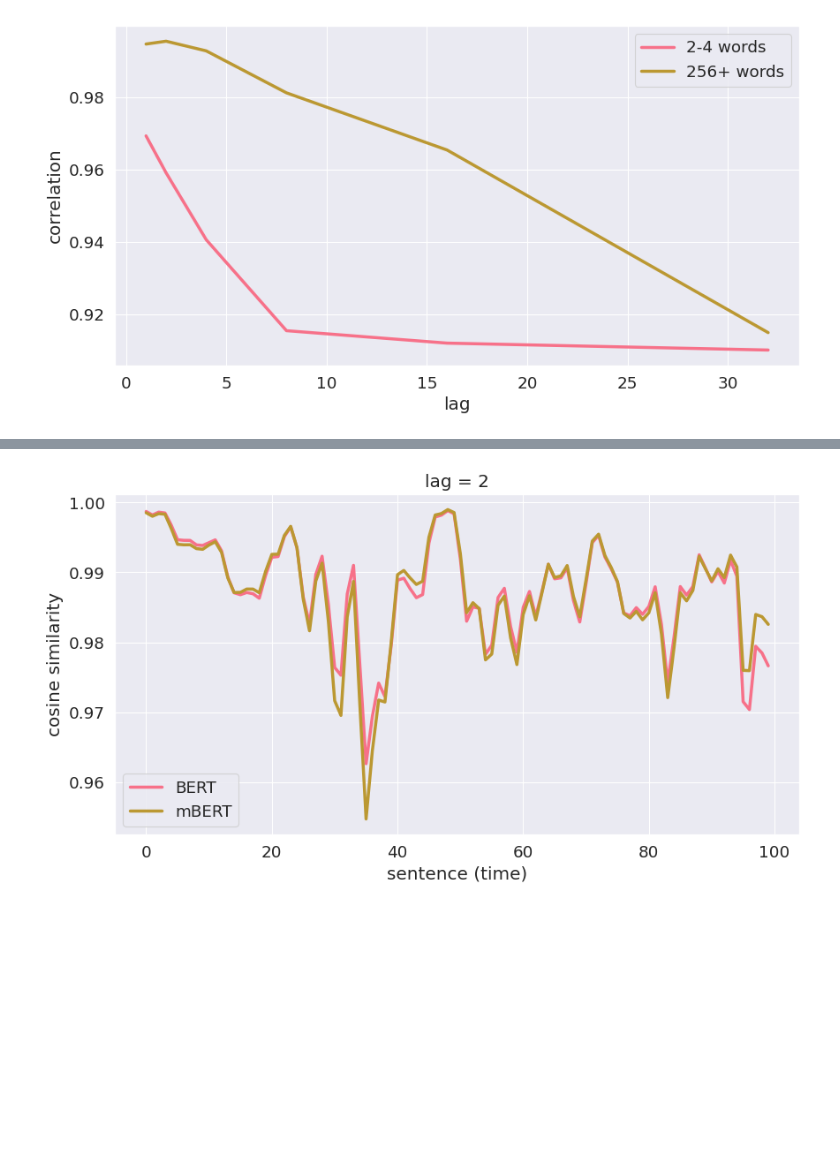
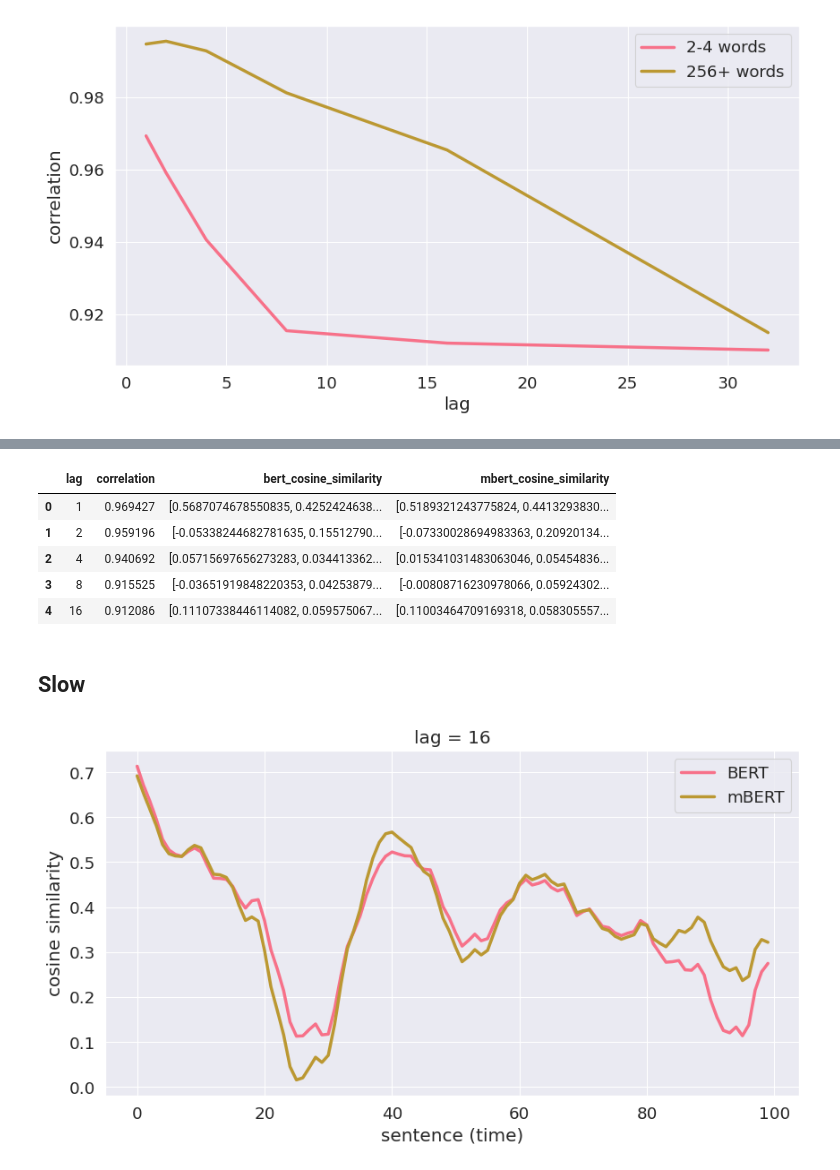
Before and after one commit to bramantyois/multilang_timescale, a Jupyter notebook: notebook/00_feature_extraction/00_feature_set_comparison.ipynb, the cells around one changed output, grey strips where cells are left out. Saved outputs shown, nothing was run; the diff lists cells and outputs as text; code cells hidden in the pictures; blank space fills up the shorter version.

```diff
--- a/notebook/00_feature_extraction/00_feature_set_comparison.ipynb
+++ b/notebook/00_feature_extraction/00_feature_set_comparison.ipynb
@@ -135,6 +151,17 @@ plt.show()
+# %%
+correlations_fast.head()
+# %% [output]
+|  | lag | correlation | bert_cosine_similarity | mbert_cosine_similarity |
+| 0 | 1 | 0.969427 | [0.5687074678550835, 0.4252424638... | [0.5189321243775824, 0.4413293830... |
+| 1 | 2 | 0.959196 | [-0.05338244682781635, 0.15512790... | [-0.07330028694983363, 0.20920134... |
+| 2 | 4 | 0.940692 | [0.05715697656273283, 0.034413362... | [0.015341031483063046, 0.05454836... |
+| 3 | 8 | 0.915525 | [-0.03651919848220353, 0.04253879... | [-0.00808716230978066, 0.05924302... |
+| 4 | 16 | 0.912086 | [0.11107338446114082, 0.059575067... | [0.11003464709169318, 0.058305557... |
+# %% [markdown]
+## Slow
 # %%
 # plot lbert vs mbert cosine similarity time-serires of one of the lags
-lag_idx = 1
+lag_idx = 4
 max_len = 100
 
 fig, ax = plt.subplots(figsize=(10, 5))
@@ -159,7 +186,7 @@ ax.set_title("lag = {}".format(correlations_fast["lag"][lag_idx]))
 
 plt.show()
 # %% [output]
-[figure, old version]
+[figure, new version]
 # %%
 correlations_slow.head()
 # %% [output]
```
Also changed, not shown: parts of 24 cells of this notebook, 8 other files.
